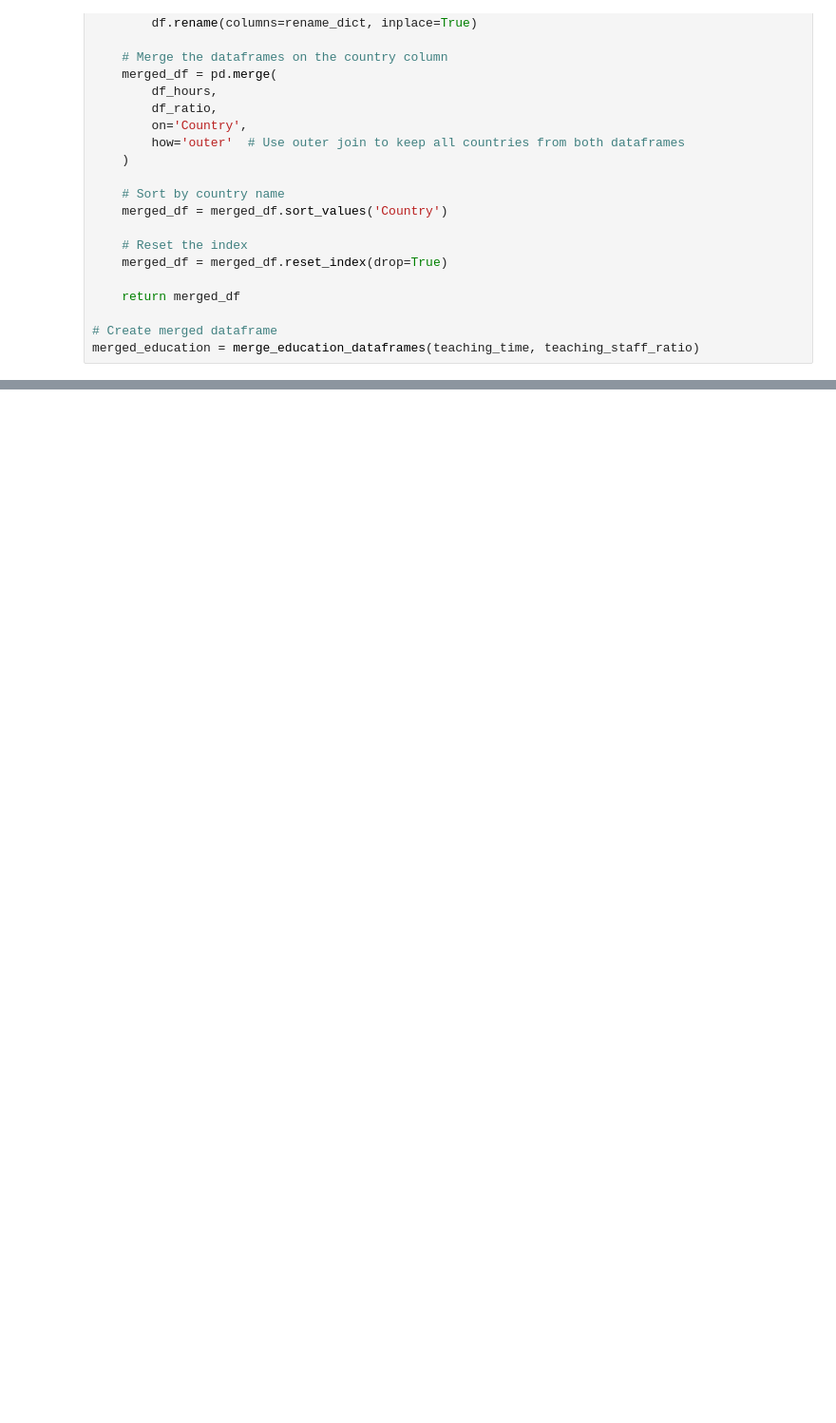
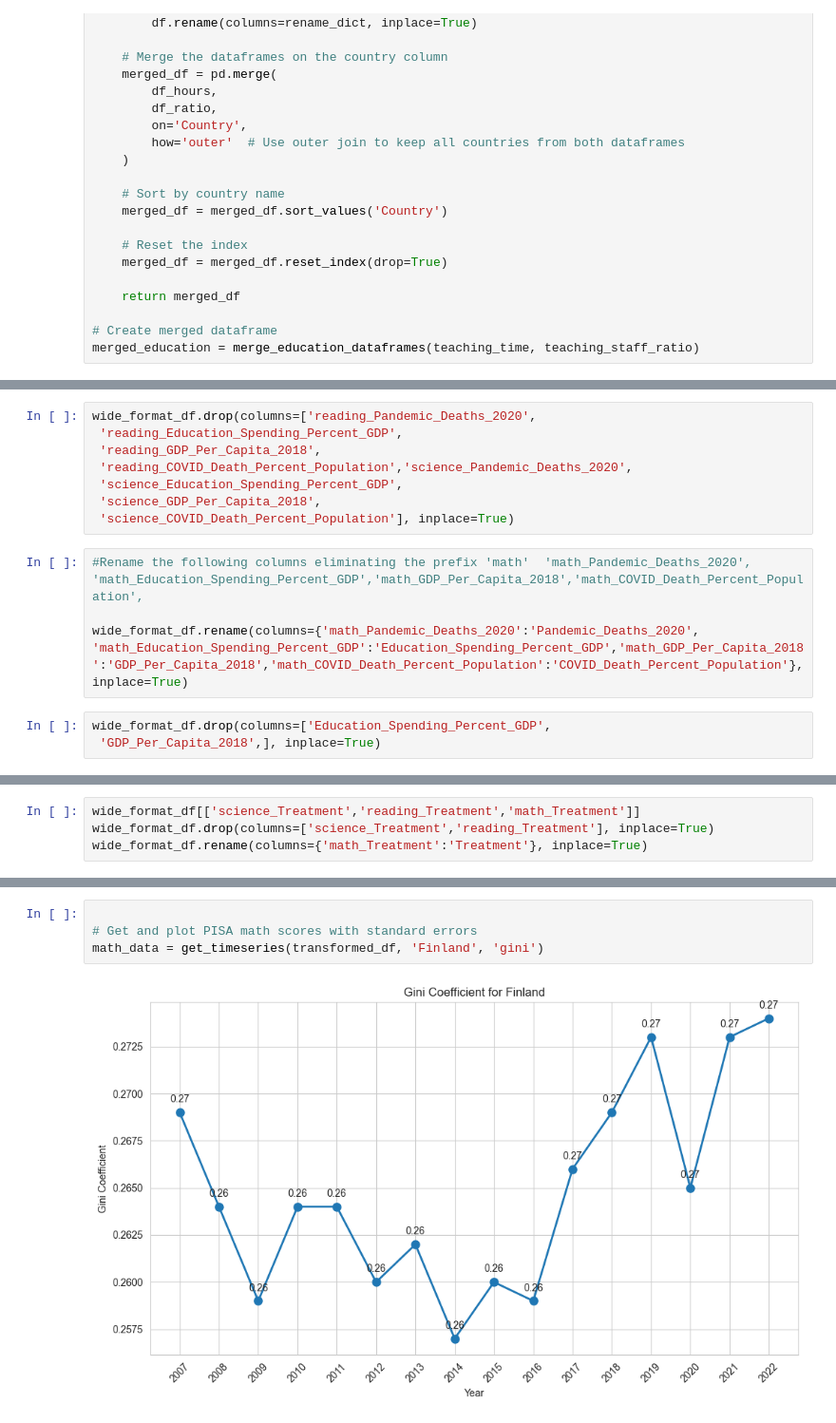
Before and after one commit to mellamanelpoeta/pol_pub2, a Jupyter notebook: source/01_eda.ipynb, the cells around one changed output, grey strips where cells are left out. Shown at 95% size. Saved outputs shown, nothing was run; the diff lists cells and outputs as text; blank space fills up the shorter version.

Commit message:
more data

```diff
--- a/source/01_eda.ipynb
+++ b/source/01_eda.ipynb
@@ -309,0 +372,15 @@ merged_gdp
+# %%
+wide_format_df.drop(columns=['reading_Pandemic_Deaths_2020',
+ 'reading_Education_Spending_Percent_GDP',
+ 'reading_GDP_Per_Capita_2018',
+ 'reading_COVID_Death_Percent_Population','science_Pandemic_Deaths_2020',
+ 'science_Education_Spending_Percent_GDP',
+ 'science_GDP_Per_Capita_2018',
+ 'science_COVID_Death_Percent_Population'], inplace=True)
+# %%
+#Rename the following columns eliminating the prefix 'math'  'math_Pandemic_Deaths_2020', 'math_Education_Spending_Percent_GDP','math_GDP_Per_Capita_2018','math_COVID_Death_Percent_Population',
+
+wide_format_df.rename(columns={'math_Pandemic_Deaths_2020':'Pandemic_Deaths_2020', 'math_Education_Spending_Percent_GDP':'Education_Spending_Percent_GDP','math_GDP_Per_Capita_2018':'GDP_Per_Capita_2018','math_COVID_Death_Percent_Population':'COVID_Death_Percent_Population'}, inplace=True)
+# %%
+wide_format_df.drop(columns=['Education_Spending_Percent_GDP',
+ 'GDP_Per_Capita_2018',], inplace=True)
@@ -309,0 +407,4 @@ merged_gdp
+# %%
+wide_format_df[['science_Treatment','reading_Treatment','math_Treatment']]
+wide_format_df.drop(columns=['science_Treatment','reading_Treatment'], inplace=True)
+wide_format_df.rename(columns={'math_Treatment':'Treatment'}, inplace=True)
@@ -309,0 +823,6 @@ merged_gdp
+# %%
+
+# Get and plot PISA math scores with standard errors
+math_data = get_timeseries(transformed_df, 'Finland', 'gini')
+# %% [output]
+[figure, added]
```
Also changed, not shown: parts of 20 cells of this notebook, 7 other files.
